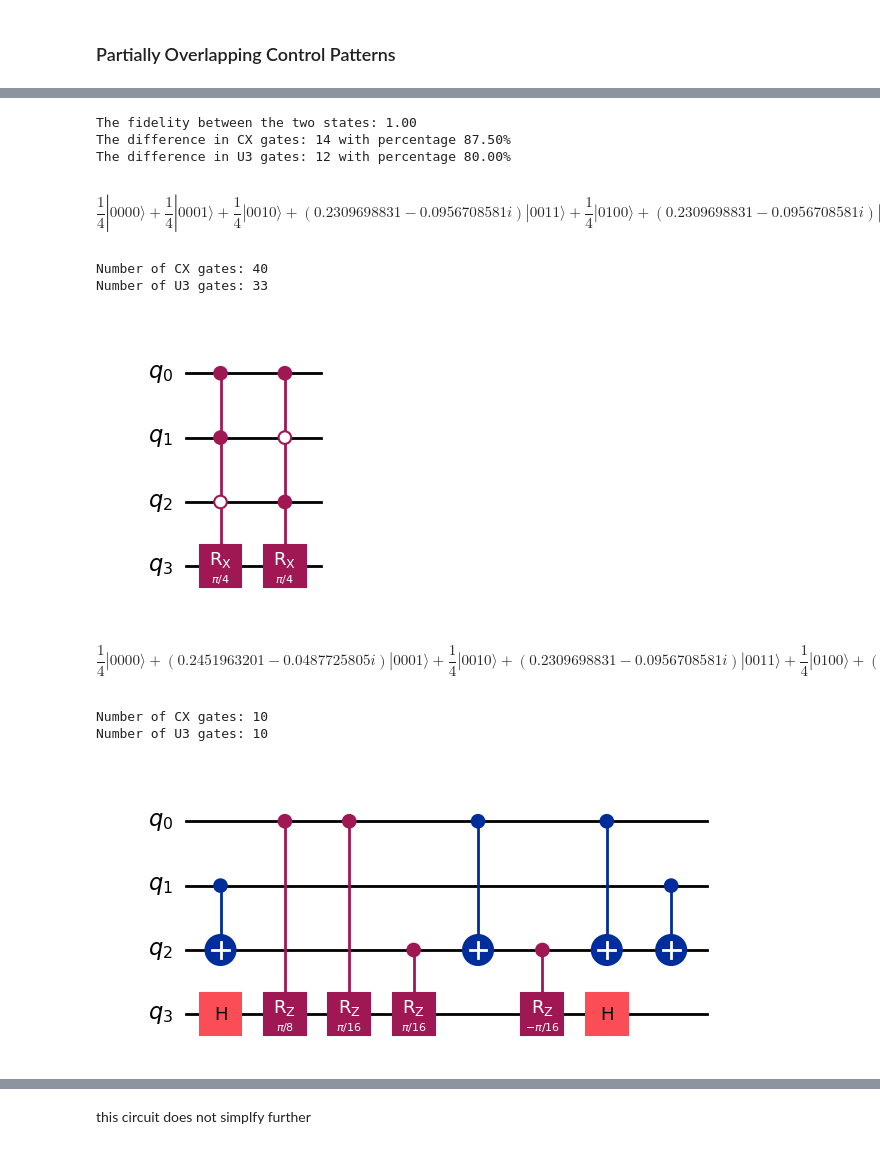
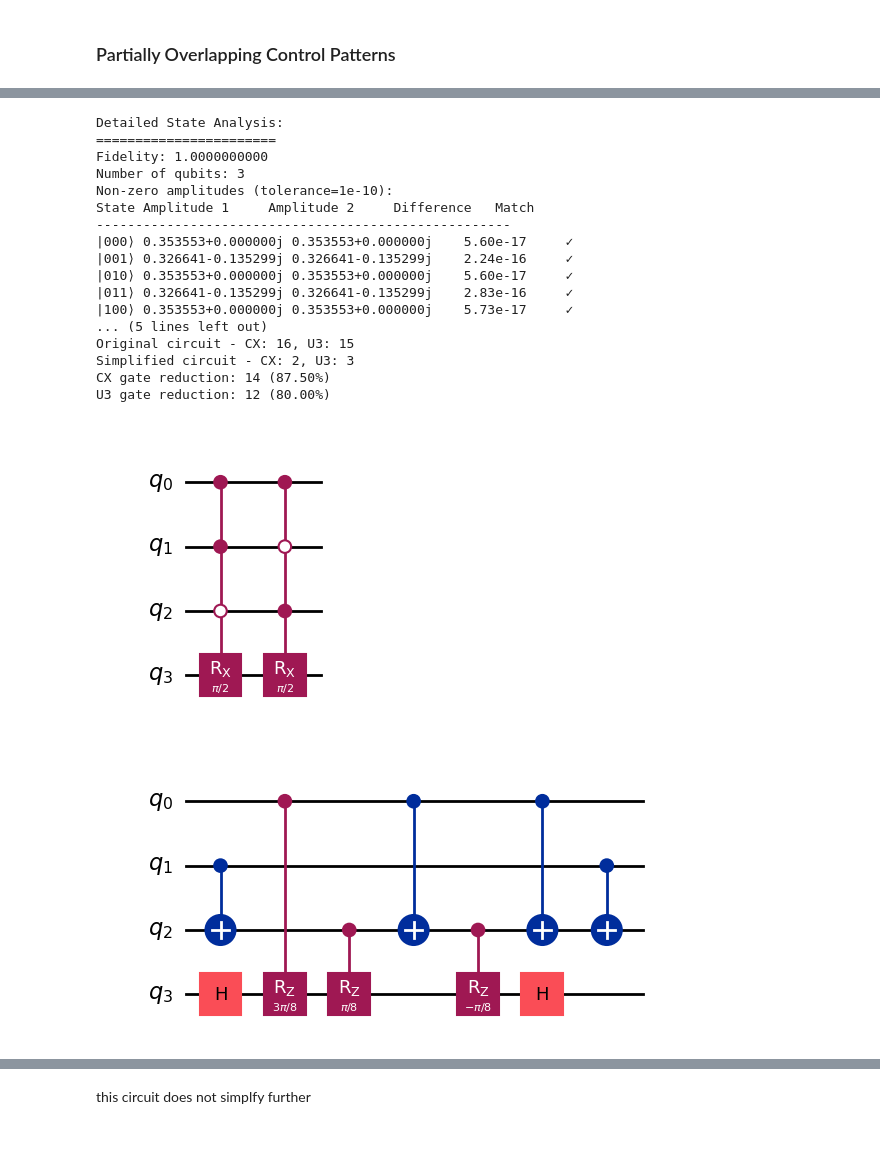
Before and after one commit to Mostafa-Atallah2020/ctqw-matching-decomp, a Jupyter notebook: examples/control reductions.ipynb, the cells around one changed output, grey strips where cells are left out. Saved outputs shown, nothing was run; the diff lists cells and outputs as text; code cells hidden in the pictures.

Commit message:
Check state mismatch for control reduction circuits

```diff
--- a/examples/control reductions.ipynb
+++ b/examples/control reductions.ipynb
@@ -101,57 +76,54 @@ Number of U3 gates: 3
 [figure]
 # %%
-fid = state_fidelity(state, state_simplified)
-print(f'The fidelity between the two states: {fid:.2f}')
+state1 = get_state(qc)
+state2 = get_state(qc_simplified)
 
-gate_diff_cx = cx_count - cx_count_simplified
-gate_diff_u3 = u3_count - u3_count_simplified
-print(f'The difference in CX gates: {gate_diff_cx} with percentage {gate_diff_cx / cx_count * 100 if cx_count > 0 else 0:.2f}%')
-print(f'The difference in U3 gates: {gate_diff_u3} with percentage {gate_diff_u3 / u3_count * 100 if u3_count > 0 else 0:.2f}%')
+results = compare_quantum_states(state1, state2, tolerance=1e-10, verbose=False)
+
+detailed_state_analysis(state1, state2)
+
+_ = analyze_circuit_comparison(qc, qc_simplified)
 # %% [output]
-The fidelity between the two states: 1.00
-The difference in CX gates: 14 with percentage 87.50%
-The difference in U3 gates: 12 with percentage 80.00%
+Detailed State Analysis:
+=======================
+Fidelity: 1.0000000000
+Number of qubits: 3
+Non-zero amplitudes (tolerance=1e-10):
+State Amplitude 1     Amplitude 2     Difference   Match
+-----------------------------------------------------
+|000⟩ 0.353553+0.000000j 0.353553+0.000000j    5.60e-17     ✓
+|001⟩ 0.326641-0.135299j 0.326641-0.135299j    2.24e-16     ✓
+|010⟩ 0.353553+0.000000j 0.353553+0.000000j    5.60e-17     ✓
+|011⟩ 0.326641-0.135299j 0.326641-0.135299j    2.83e-16     ✓
+|100⟩ 0.353553+0.000000j 0.353553+0.000000j    5.73e-17     ✓
+... (5 lines left out)
+Original circuit - CX: 16, U3: 15
+Simplified circuit - CX: 2, U3: 3
+CX gate reduction: 14 (87.50%)
+U3 gate reduction: 12 (80.00%)
 # %%
-theta = np.pi / 4
+theta = 2*np.pi / 4
 qc = QuantumCircuit(4)
 rx1 = multi_crx(theta, '110')
 rx2 = multi_crx(theta, '101')
 qc.append(rx1, [0,1,2,3])
 qc.append(rx2, [0,1,2,3])
-
-state = get_state(qc)
-display(state.draw('latex'))
-cx_count, u3_count = count_gates(qc)
-print(f"Number of CX gates: {cx_count}")
-print(f"Number of U3 gates: {u3_count}")
 qc.draw('mpl')
 # %% [output]
-$$\frac{1}{4} |0000\rangle+\frac{1}{4} |0001\rangle+\frac{1}{4} |0010\rangle+(0.2309698831 - 0.0956708581 i) |0011\rangle+\frac{1}{4} |0100\rangle+(0.2309698831 - 0.0956708581 i) |0101\rangle + \ldots +(0.2309698831 - 0.0956708581 i) |1011\rangle+\frac{1}{4} |1100\rangle+(0.2309698831 - 0.0956708581 i) |1101\rangle+\frac{1}{4} |1110\rangle+\frac{1}{4} |1111\rangle$$
-Number of CX gates: 40
-Number of U3 gates: 33
 [figure]
 # %%
 qc_simplified = QuantumCircuit(4)
 qc_simplified.h(3)
-qc_simplified.crz(theta/2, 0, 3)
+qc_simplified.crz(theta/2 + theta/4, 0, 3)
 qc_simplified.cx(1,2)
-qc_simplified.crz(theta/4, 0, 3)
+# qc_simplified.crz(theta/4, 0, 3)
 qc_simplified.crz(theta/4, 2, 3)
 qc_simplified.cx(0,2)
 qc_simplified.crz(-theta/4, 2, 3)
 qc_simplified.cx(0,2)
 qc_simplified.cx(1,2)
 qc_simplified.h(3)
-
-state_simplified = get_state(qc_simplified)
-display(state_simplified.draw('latex'))
-cx_count_simplified, u3_count_simplified = count_gates(qc_simplified)
-print(f"Number of CX gates: {cx_count_simplified}")
-print(f"Number of U3 gates: {u3_count_simplified}")
 qc_simplified.draw('mpl')
 # %% [output]
-$$\frac{1}{4} |0000\rangle+(0.2451963201 - 0.0487725805 i) |0001\rangle+\frac{1}{4} |0010\rangle+(0.2309698831 - 0.0956708581 i) |0011\rangle+\frac{1}{4} |0100\rangle+(0.2309698831 - 0.0956708581 i) |0101\rangle + \ldots +(0.2309698831 - 0.0956708581 i) |1011\rangle+\frac{1}{4} |1100\rangle+(0.2309698831 - 0.0956708581 i) |1101\rangle+\frac{1}{4} |1110\rangle+(0.2451963201 - 0.0487725805 i) |1111\rangle$$
-Number of CX gates: 10
-Number of U3 gates: 10
-[figure, old version]
+[figure, new version]
 # %%
```
Also changed, not shown: parts of 27 cells of this notebook, 1 other file.
